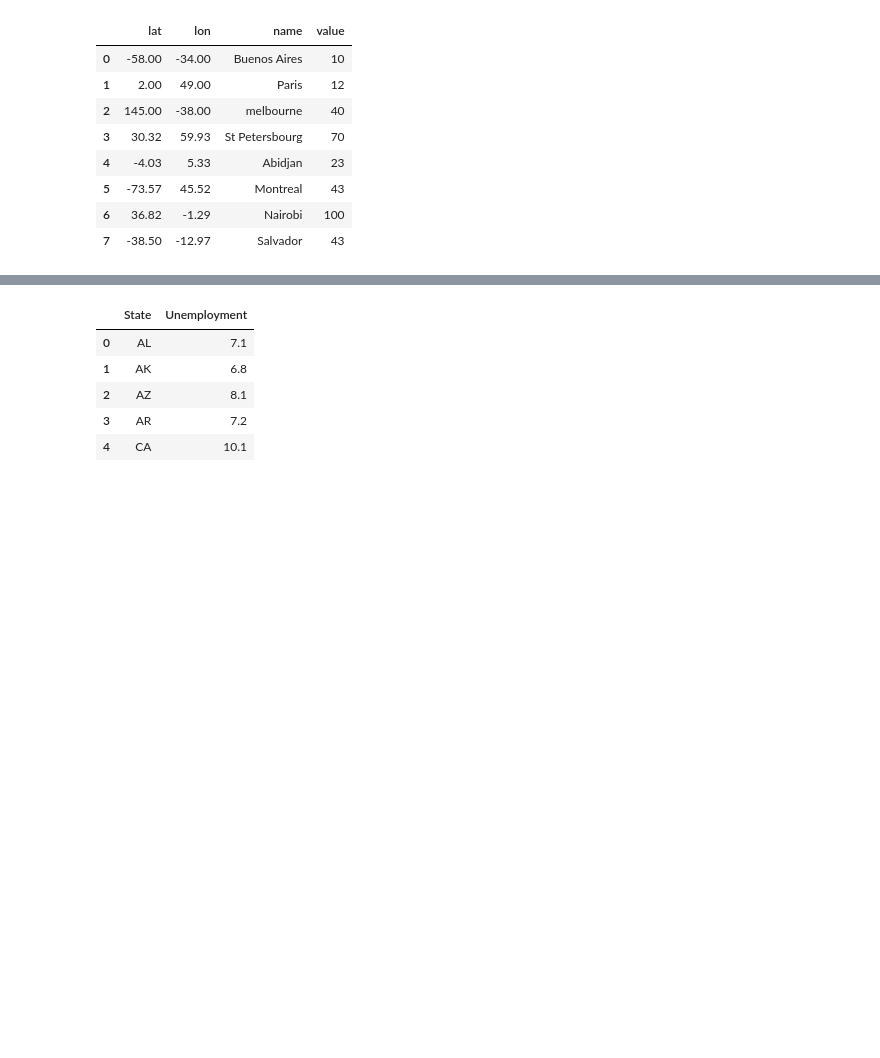
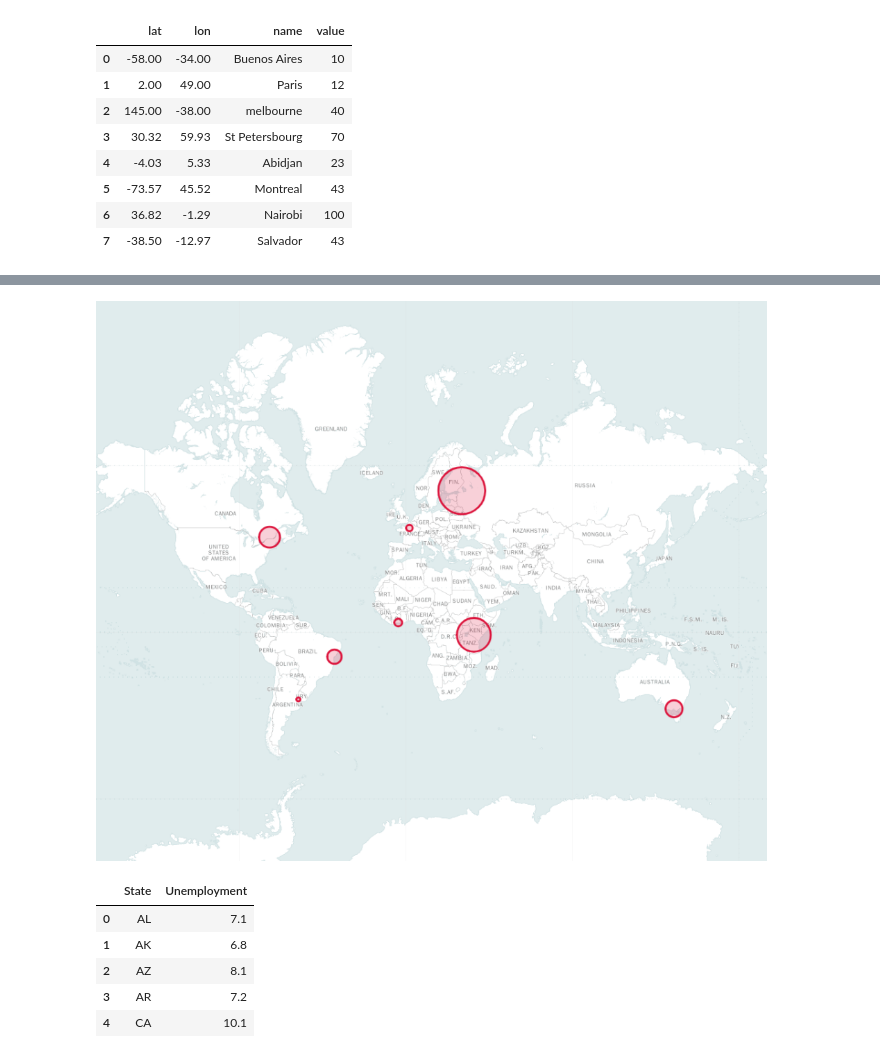
Before and after one commit to nicotom/visualization_catalog, a Jupyter notebook: Maps/maps.ipynb, the cells around one changed output, grey strips where cells are left out. Drawn from its saved outputs; the diff is of its cells as text; code cells hidden in the pictures; blank space fills up the shorter version.

```diff
--- a/Maps/maps.ipynb
+++ b/Maps/maps.ipynb
@@ -49,5 +52,10 @@ m
 # %% [markdown]
    ![](mymap.html)
+# %%
+# The map has been copied for a static version
+Image('../data/bubble.png')
+# %% [output]
+[figure, added]
 # %%
 import os
 import folium
```
Also changed, not shown: parts of 9 cells of this notebook, 3 other files.
